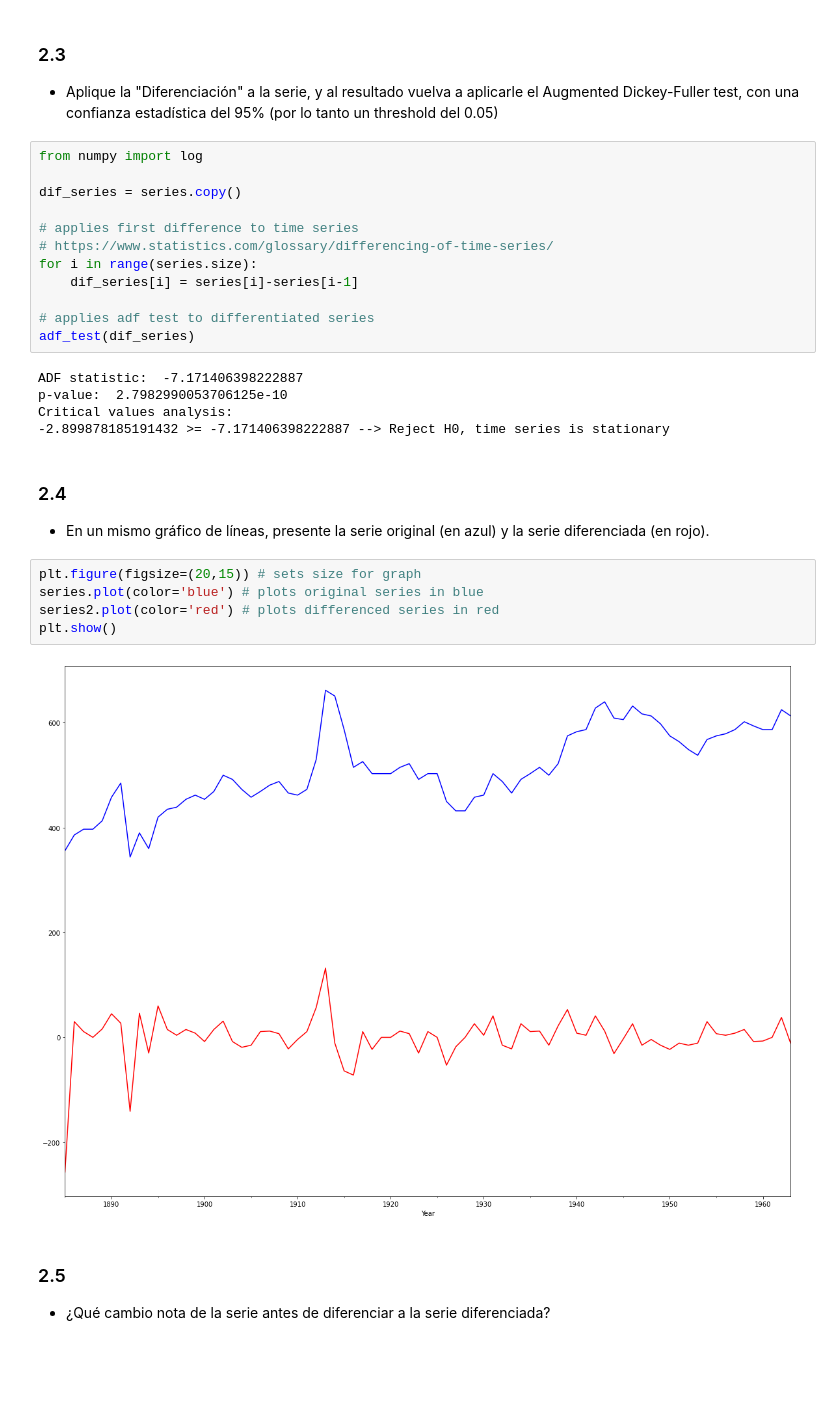
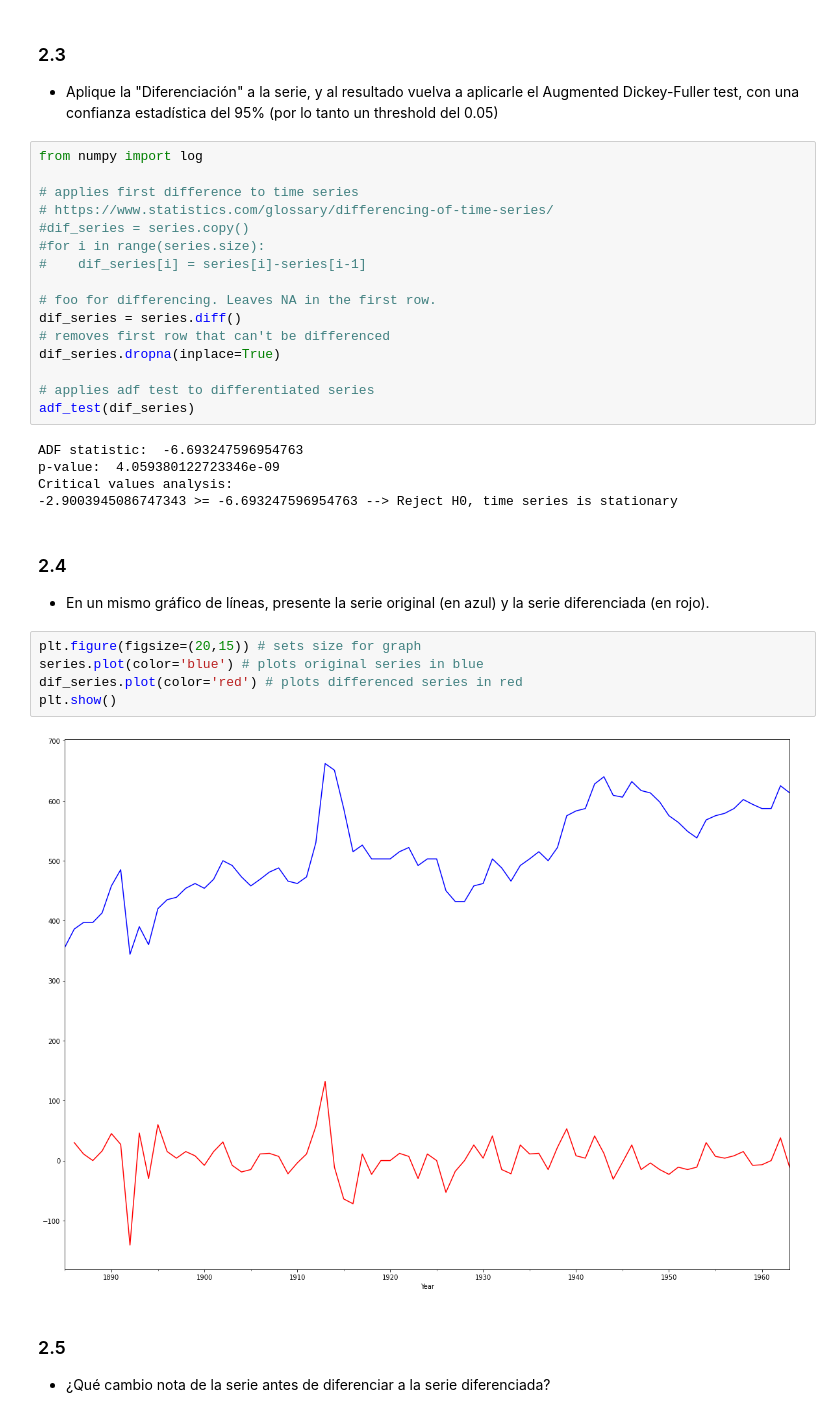
Before and after one commit to GabrielVargasR/University-Artificial-Intelligence, a Jupyter notebook: TC2 - TS, Norm, Reg/2021-2-Trabajo_Corto_02.ipynb, the cells around one changed output. Cells and saved outputs as stored; diff of their text form; blank space fills up the shorter version.

Commit message:
TC2: Diff function used & Lag Features Part 3

```diff
--- a/TC2 - TS, Norm, Reg/2021-2-Trabajo_Corto_02.ipynb
+++ b/TC2 - TS, Norm, Reg/2021-2-Trabajo_Corto_02.ipynb
@@ -362,20 +362,24 @@ Critical values analysis:
 # %%
 from numpy import log
 
-dif_series = series.copy()
-
 # applies first difference to time series
 # https://www.statistics.com/glossary/differencing-of-time-series/
-for i in range(series.size):
-    dif_series[i] = series[i]-series[i-1]
+#dif_series = series.copy()
+#for i in range(series.size):
+#    dif_series[i] = series[i]-series[i-1]
+
+# foo for differencing. Leaves NA in the first row.
+dif_series = series.diff()
+# removes first row that can't be differenced
+dif_series.dropna(inplace=True)
 
 # applies adf test to differentiated series
 adf_test(dif_series)
 # %% [output]
-ADF statistic:  -7.171406398222887
-p-value:  2.7982990053706125e-10
+ADF statistic:  -6.693247596954763
+p-value:  4.059380122723346e-09
 Critical values analysis:
--2.899878185191432 >= -7.171406398222887 --> Reject H0, time series is stationary
+-2.9003945086747343 >= -6.693247596954763 --> Reject H0, time series is stationary
 # %% [markdown]
 ### 2.4
 
@@ -383,10 +387,10 @@ Critical values analysis:
 # %%
 plt.figure(figsize=(20,15)) # sets size for graph
 series.plot(color='blue') # plots original series in blue
-series2.plot(color='red') # plots differenced series in red
+dif_series.plot(color='red') # plots differenced series in red
 plt.show()
 # %% [output]
-[figure, old version]
+[figure, new version]
 # %% [markdown]
 ### 2.5
 
```
Also changed, not shown: parts of 5 cells of this notebook.
